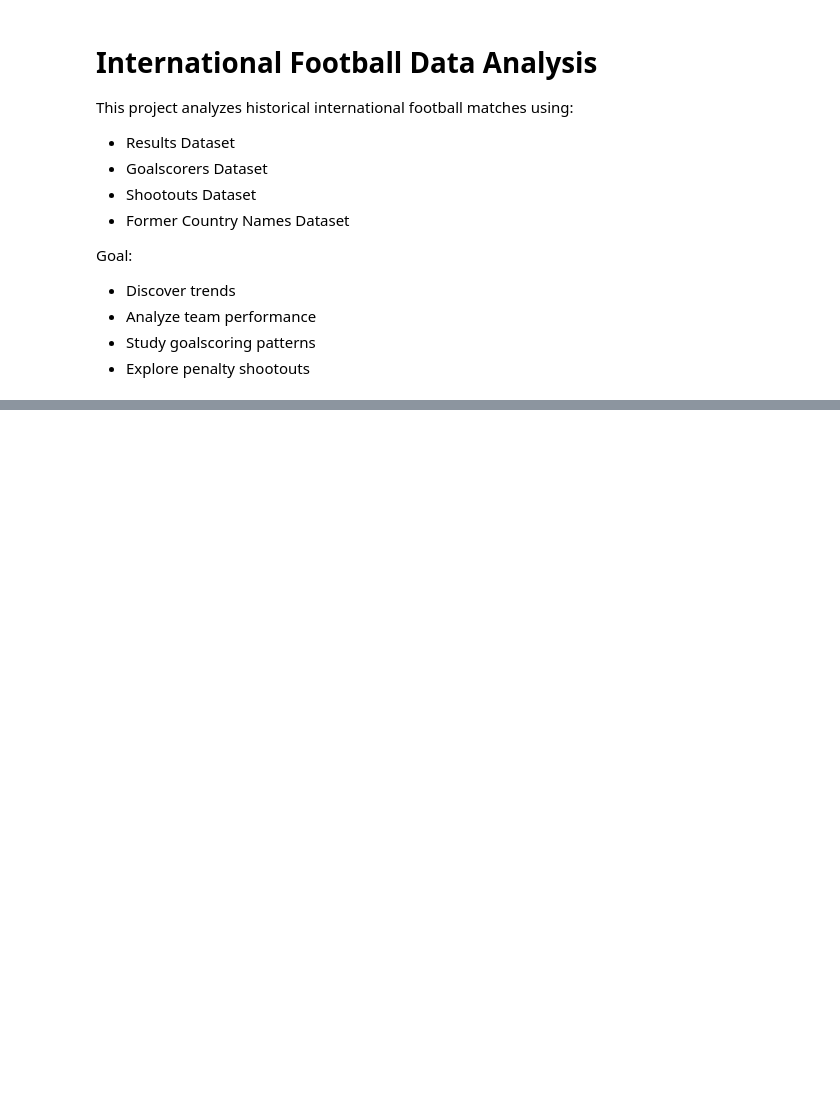
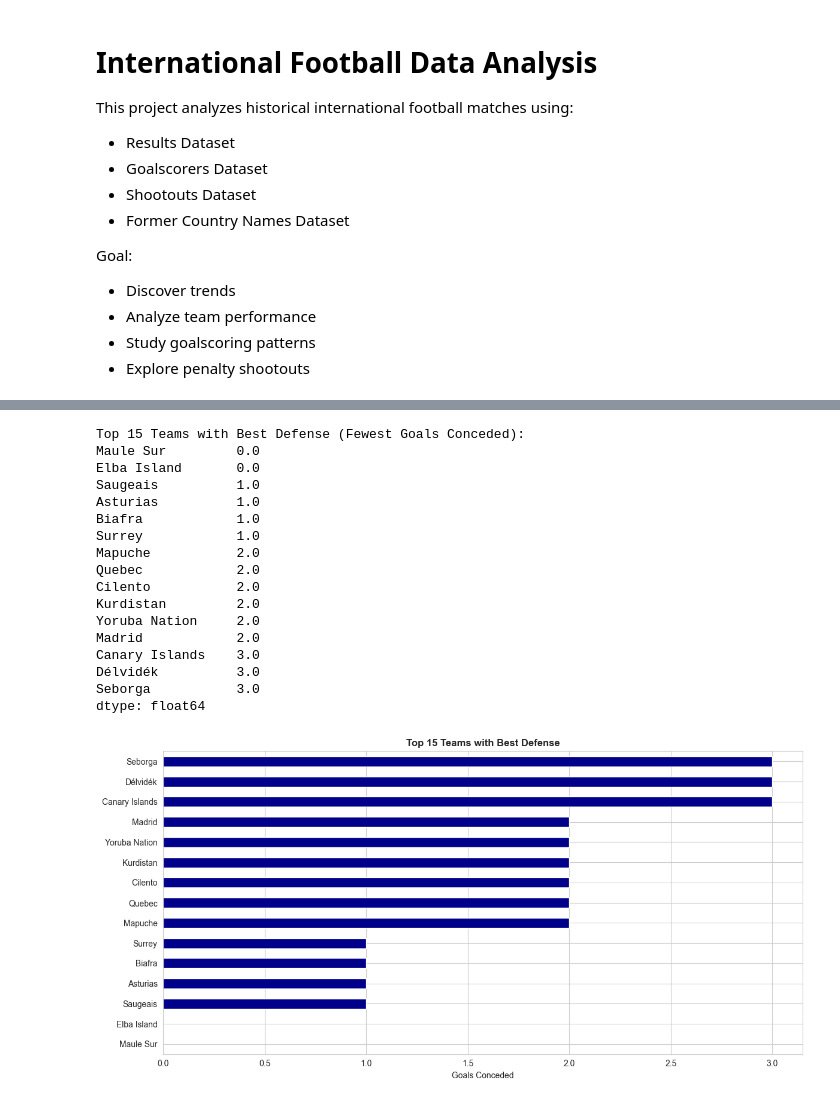
Before and after one commit to DeadlyPro34/data-analysis-projects, a Jupyter notebook: football-data-analysis/Football_Analysis.ipynb, the cells around one changed output, grey strips where cells are left out. Cells and saved outputs as stored; diff of their text form; code cells hidden in the pictures; blank space fills up the shorter version.

```diff
--- a/football-data-analysis/Football_Analysis.ipynb
+++ b/football-data-analysis/Football_Analysis.ipynb
@@ -206,0 +301,33 @@ print(former.shape)
+# %%
+home_conceded = results.groupby('home_team')['away_score'].sum()
+away_conceded = results.groupby('away_team')['home_score'].sum()
+total_conceded = home_conceded.add(away_conceded, fill_value=0).sort_values()
+
+print("\nTop 15 Teams with Best Defense (Fewest Goals Conceded):")
+print(total_conceded.head(15))
+
+plt.figure(figsize=(12, 6))
+total_conceded.head(15).plot(kind='barh', color='darkblue')
+plt.xlabel('Goals Conceded')
+plt.title('Top 15 Teams with Best Defense', fontweight='bold')
+plt.tight_layout()
+plt.show()
+# %% [output]
+Top 15 Teams with Best Defense (Fewest Goals Conceded):
+Maule Sur         0.0
+Elba Island       0.0
+Saugeais          1.0
+Asturias          1.0
+Biafra            1.0
+Surrey            1.0
+Mapuche           2.0
+Quebec            2.0
+Cilento           2.0
+Kurdistan         2.0
+Yoruba Nation     2.0
+Madrid            2.0
+Canary Islands    3.0
+Délvidék          3.0
+Seborga           3.0
+dtype: float64
+[figure, added]
```
Also changed, not shown: parts of 41 cells of this notebook.
